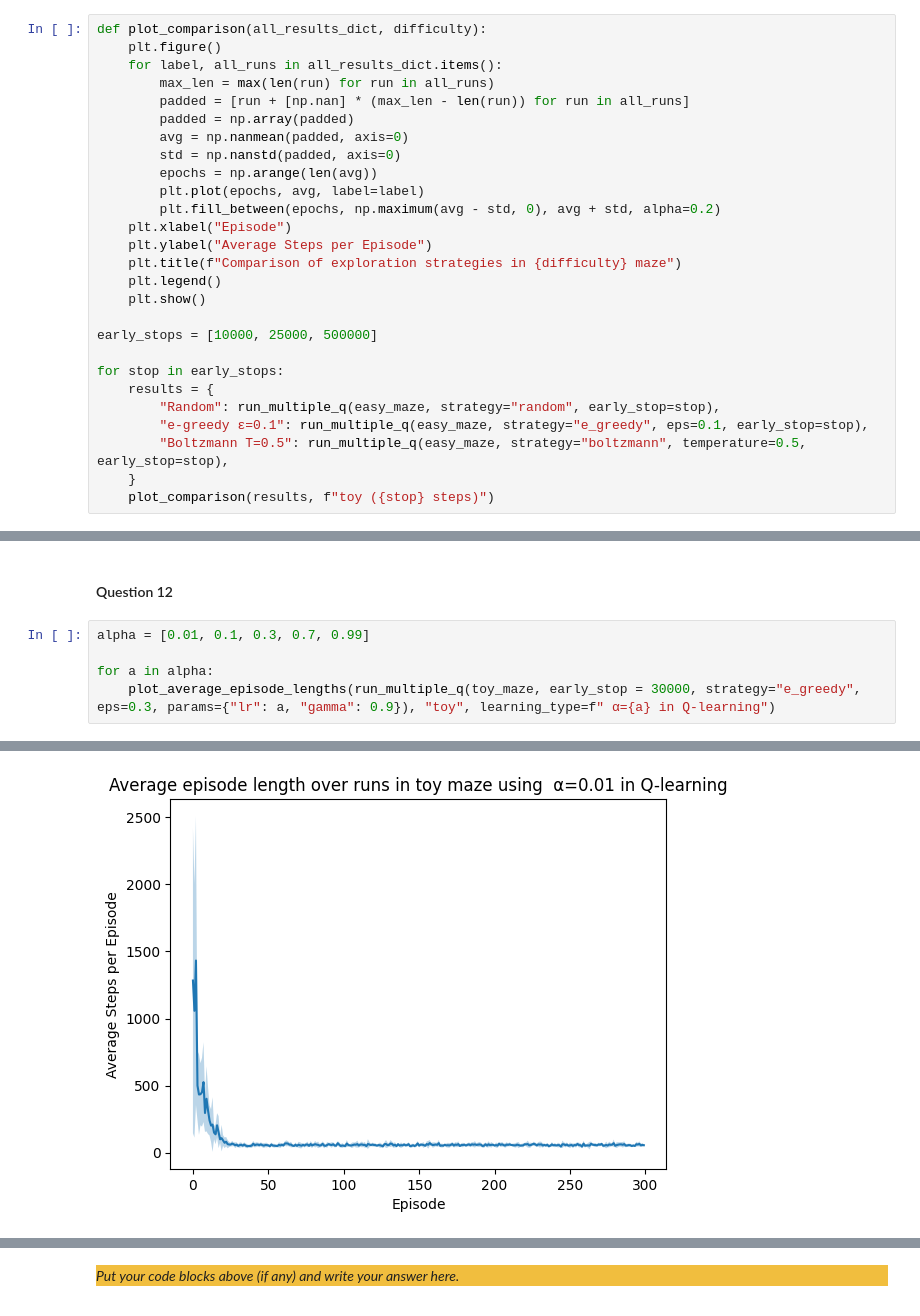
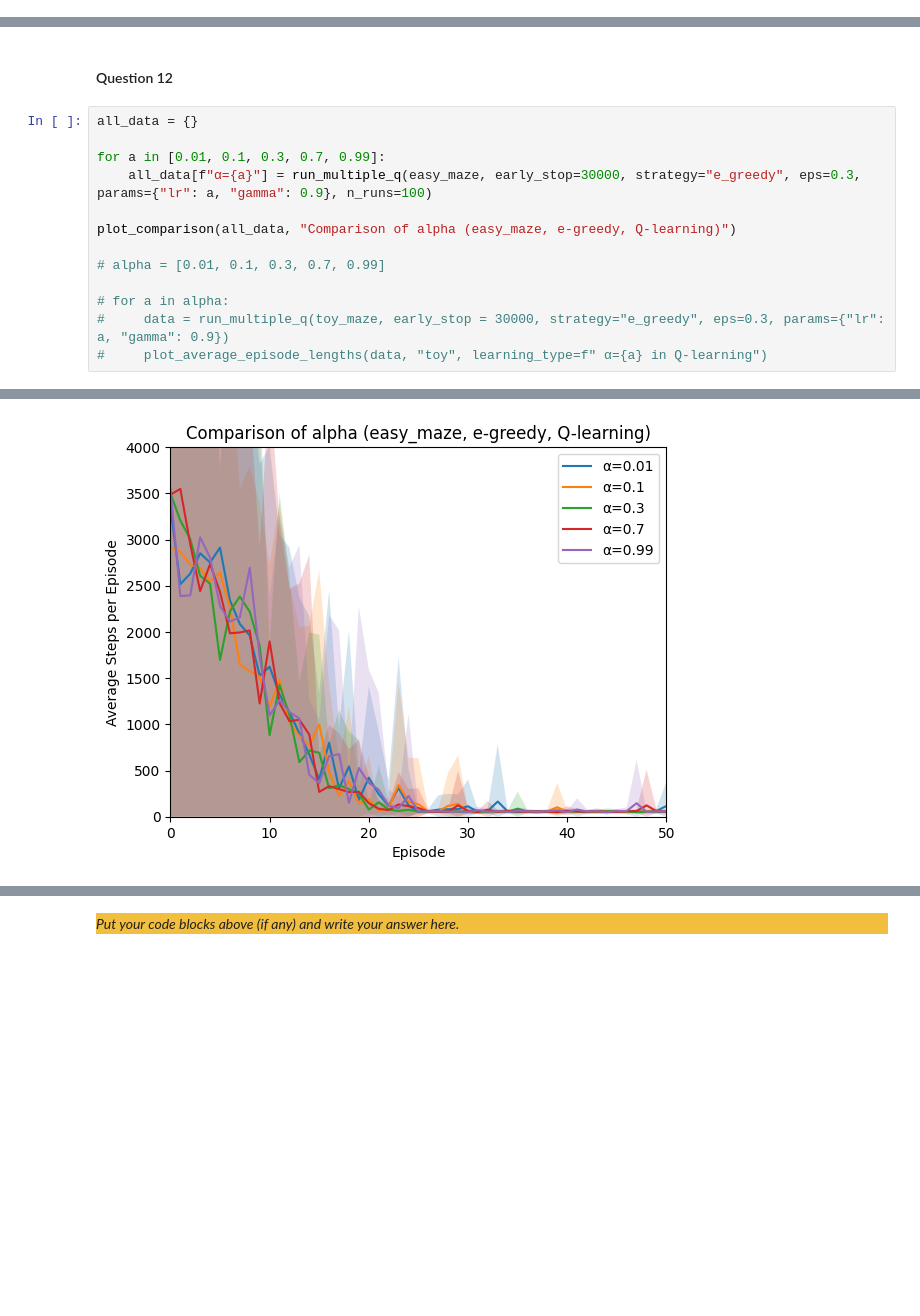
Before and after one commit to fusiatique/ci-assignments, a Jupyter notebook: assignment_3/src/Main.ipynb, the cells around one changed output, grey strips where cells are left out. Saved outputs shown, nothing was run; the diff lists cells and outputs as text; blank space fills up the shorter version.

```diff
--- a/assignment_3/src/Main.ipynb
+++ b/assignment_3/src/Main.ipynb
@@ -824,30 +626,3 @@ Stopped at episode number: 31
 _Put your code blocks above (if any) and write your answer here._
 # %% [markdown]
 #### Question 11
-# %%
-def plot_comparison(all_results_dict, difficulty):
-    plt.figure()
-    for label, all_runs in all_results_dict.items():
-        max_len = max(len(run) for run in all_runs)
-        padded = [run + [np.nan] * (max_len - len(run)) for run in all_runs]
-        padded = np.array(padded)
-        avg = np.nanmean(padded, axis=0)
-        std = np.nanstd(padded, axis=0)
-        epochs = np.arange(len(avg))
-        plt.plot(epochs, avg, label=label)
-        plt.fill_between(epochs, np.maximum(avg - std, 0), avg + std, alpha=0.2)
-    plt.xlabel("Episode")
-    plt.ylabel("Average Steps per Episode")
-    plt.title(f"Comparison of exploration strategies in {difficulty} maze")
-    plt.legend()
-    plt.show()
-
-early_stops = [10000, 25000, 500000]
-
-for stop in early_stops:
-    results = {
-        "Random": run_multiple_q(easy_maze, strategy="random", early_stop=stop),
-        "e-greedy ε=0.1": run_multiple_q(easy_maze, strategy="e_greedy", eps=0.1, early_stop=stop),
-        "Boltzmann T=0.5": run_multiple_q(easy_maze, strategy="boltzmann", temperature=0.5, early_stop=stop),
-    }
-    plot_comparison(results, f"toy ({stop} steps)")
@@ -913,8 +643,16 @@ _Put your code blocks above (if any) and write your answer here._
 # %% [markdown]
 #### Question 12
 # %%
-alpha = [0.01, 0.1, 0.3, 0.7, 0.99]
+all_data = {}
 
-for a in alpha:
-    plot_average_episode_lengths(run_multiple_q(toy_maze, early_stop = 30000, strategy="e_greedy", eps=0.3, params={"lr": a, "gamma": 0.9}), "toy", learning_type=f" α={a} in Q-learning")
+for a in [0.01, 0.1, 0.3, 0.7, 0.99]:
+    all_data[f"α={a}"] = run_multiple_q(easy_maze, early_stop=30000, strategy="e_greedy", eps=0.3, params={"lr": a, "gamma": 0.9}, n_runs=100)
+
+plot_comparison(all_data, "Comparison of alpha (easy_maze, e-greedy, Q-learning)")
+
+# alpha = [0.01, 0.1, 0.3, 0.7, 0.99]
+
+# for a in alpha:
+#     data = run_multiple_q(toy_maze, early_stop = 30000, strategy="e_greedy", eps=0.3, params={"lr": a, "gamma": 0.9})
+#     plot_average_episode_lengths(data, "toy", learning_type=f" α={a} in Q-learning")
 # %% [output]
@@ -938 +659 @@ for a in alpha:
-[figure, old version]
+[figure, new version]
```
Also changed, not shown: parts of 12 cells of this notebook.
